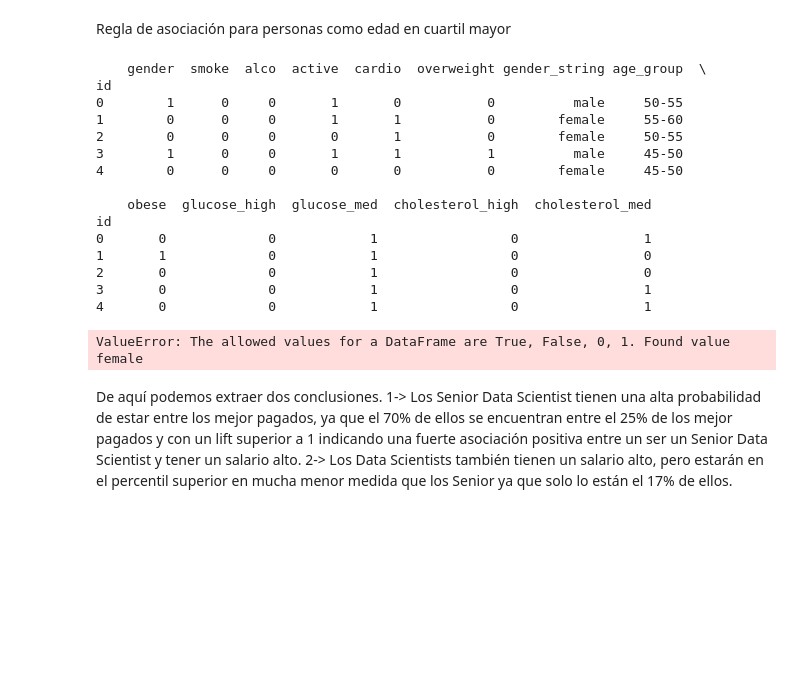
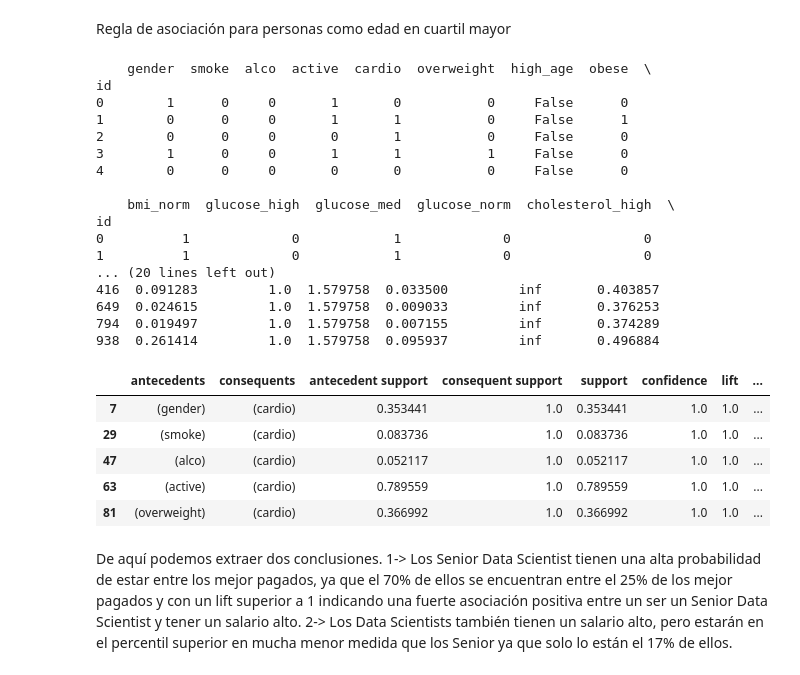
Before and after one commit to ignacionunezG/BI-Cardio-Disease, a Jupyter notebook: Proyecto.ipynb, the cells around one changed output. Cells and saved outputs as stored; diff of their text form; code cells hidden in the pictures; blank space fills up the shorter version.

```diff
--- a/Proyecto.ipynb
+++ b/Proyecto.ipynb
@@ -187,6 +187,9 @@ Para ello haremos uso del algoritmo Apriori usando TransactionEncoder
 #buscar asociacion entre cardio=1 y overweight=2, active=1, smoke=1, alco=1, age_groups
 # %% [markdown]
 Regla de asociación para personas como edad en cuartil mayor
+# %%
+threshold = raw_data['age'].quantile(0.75)
+raw_data['high_age'] = raw_data['age'] >= threshold
 # %%
 # Preparar los datos para Transaction Encoder
 #data_list = raw_data.apply(lambda row: [row['Job Title'], 'High Salary'] if row['high_salary'] else [row['Job Title']], axis=1).tolist()
@@ -199,36 +202,56 @@ Regla de asociación para personas como edad en cuartil mayor
 raw_data_apriori=raw_data.copy()
 raw_data_apriori['obese']=raw_data_apriori['overweight'].apply(lambda x: 1 if x == 2 else 0)
 raw_data_apriori['overweight']=raw_data_apriori['overweight'].apply(lambda x: 1 if x == 1 else 0)
+raw_data_apriori['bmi_norm']=raw_data_apriori['overweight'].apply(lambda x: 1 if x == 0 else 0)
+
 raw_data_apriori['glucose_high']=raw_data_apriori['gluc'].apply(lambda x: 1 if x == 2 else 0)
 raw_data_apriori['glucose_med']=raw_data_apriori['gluc'].apply(lambda x: 1 if x == 1 else 0)
+raw_data_apriori['glucose_norm']=raw_data_apriori['gluc'].apply(lambda x: 1 if x == 0 else 0)
+
 raw_data_apriori['cholesterol_high']=raw_data_apriori['cholesterol'].apply(lambda x: 1 if x == 2 else 0)
 raw_data_apriori['cholesterol_med']=raw_data_apriori['cholesterol'].apply(lambda x: 1 if x == 1 else 0)
+raw_data_apriori['cholesterol_norm']=raw_data_apriori['cholesterol'].apply(lambda x: 1 if x == 0 else 0)
+
 raw_data_apriori['gender']=raw_data_apriori['gender'].apply(lambda x: 1 if x == 2 else 0) #1 si es mujer, 0 si es hombre
-raw_data_apriori=raw_data_apriori.drop(columns=['age', 'height', 'weight', 'ap_hi', 'ap_lo', 'bmi', 'age_years', 'gluc', 'cholesterol', 'gender_string'])
+raw_data_apriori=raw_data_apriori.drop(columns=['age', 'height', 'weight', 'ap_hi', 'ap_lo', 'bmi', 'age_years', 'gluc', 'cholesterol', 'gender_string', 'age_group'])
 print(raw_data_apriori.head())
 # Aplicar Apriori
 frequent_itemsets = apriori(raw_data_apriori[raw_data_apriori['cardio'] ==1], min_support=0.01, use_colnames=True)
 
 # Generar reglas de asociación
-rules = association_rules(frequent_itemsets, metric="confidence", min_threshold=0.1)
-print(rules[['antecedents', 'consequents', 'support', 'confidence', 'lift']])
+rules = association_rules(frequent_itemsets, metric ="lift", min_threshold = 0.5)
+rules = rules.sort_values(['confidence', 'lift'], ascending =[False, False])
+print(rules.head())
 # %% [output]
-    gender  smoke  alco  active  cardio  overweight gender_string age_group  \
+    gender  smoke  alco  active  cardio  overweight  high_age  obese  \
 id
-0        1      0     0       1       0           0          male     50-55
-1        0      0     0       1       1           0        female     55-60
-2        0      0     0       0       1           0        female     50-55
-3        1      0     0       1       1           1          male     45-50
-4        0      0     0       0       0           0        female     45-50
+0        1      0     0       1       0           0     False      0
+1        0      0     0       1       1           0     False      1
+2        0      0     0       0       1           0     False      0
+3        1      0     0       1       1           1     False      0
+4        0      0     0       0       0           0     False      0
 
-    obese  glucose_high  glucose_med  cholesterol_high  cholesterol_med
+    bmi_norm  glucose_high  glucose_med  glucose_norm  cholesterol_high  \
 id
-0       0             0            1                 0                1
-1       1             0            1                 0                0
-2       0             0            1                 0                0
-3       0             0            1                 0                1
-4       0             0            1                 0                1
+0          1             0            1             0                 0
+1          1             0            1             0                 0
+... (20 lines left out)
+416  0.091283         1.0  1.579758  0.033500         inf       0.403857
+649  0.024615         1.0  1.579758  0.009033         inf       0.376253
+794  0.019497         1.0  1.579758  0.007155         inf       0.374289
+938  0.261414         1.0  1.579758  0.095937         inf       0.496884
-ValueError: The allowed values for a DataFrame are True, False, 0, 1. Found value female
+# %%
+#filtrar donde consecuencia sea cardio=1
+
+rules_with_cardio = rules[rules['consequents'].apply(lambda x: len(x) == 1 and 'cardio' in x)]
+rules_with_cardio.head()
+# %% [output]
+|  | antecedents | consequents | antecedent support | consequent support | support | confidence | lift | ... |
+| 7 | (gender) | (cardio) | 0.353441 | 1.0 | 0.353441 | 1.0 | 1.0 | ... |
+| 29 | (smoke) | (cardio) | 0.083736 | 1.0 | 0.083736 | 1.0 | 1.0 | ... |
+| 47 | (alco) | (cardio) | 0.052117 | 1.0 | 0.052117 | 1.0 | 1.0 | ... |
+| 63 | (active) | (cardio) | 0.789559 | 1.0 | 0.789559 | 1.0 | 1.0 | ... |
+| 81 | (overweight) | (cardio) | 0.366992 | 1.0 | 0.366992 | 1.0 | 1.0 | ... |
 # %% [markdown]
 De aquí podemos extraer dos conclusiones.
 1-> Los Senior Data Scientist tienen una alta probabilidad de estar entre los mejor pagados, ya que el 70% de ellos se encuentran entre el 25% de los mejor pagados y con un lift superior a 1 indicando una fuerte asociación positiva entre un ser un Senior Data Scientist y tener un salario alto.
```
